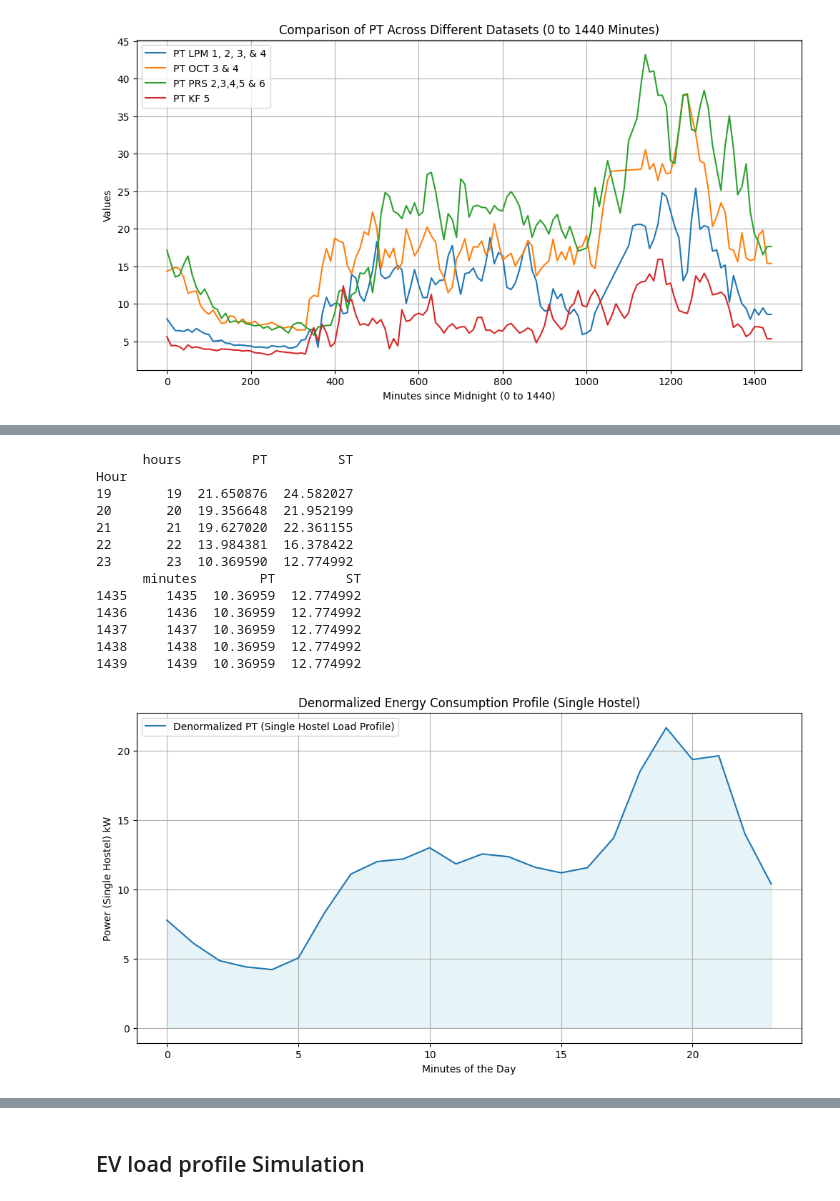
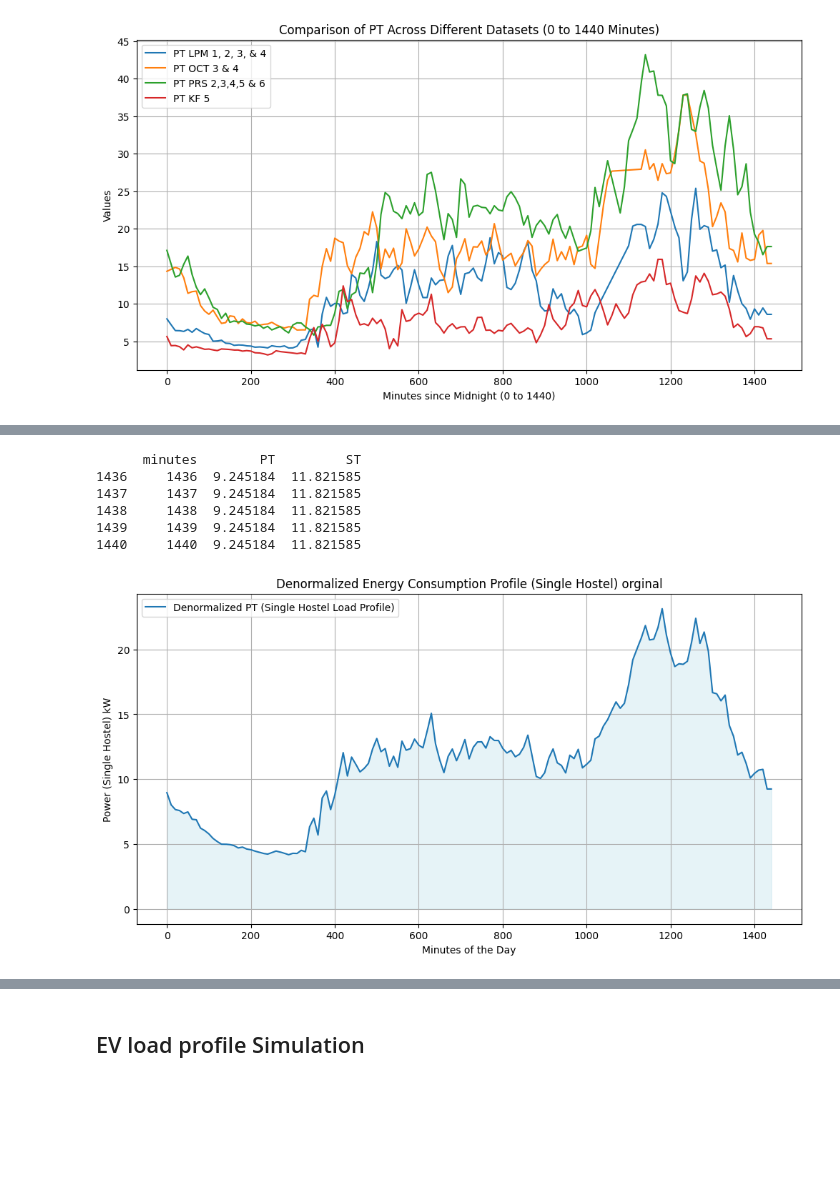
Before and after one commit to KanyantaM/final-year-project, a Jupyter notebook: Final_Year_Project_Code.ipynb, the cells around one changed output, grey strips where cells are left out. Saved outputs shown, nothing was run; the diff lists cells and outputs as text; code cells hidden in the pictures; blank space fills up the shorter version.

```diff
--- a/Final_Year_Project_Code.ipynb
+++ b/Final_Year_Project_Code.ipynb
@@ -145,77 +110,58 @@ From here the standard - score normalization was then carried out to scale the a
 # %%
 # Normalize the data for each file based on the number of hostels (apply only to numeric columns)
-df1_normalized_av = z_score_normalize(df1_av.select_dtypes(include=['float64', 'int64']).apply(lambda x: x / 4))  # File1 has 4 hostels
-df2_normalized_av = z_score_normalize(df2_av.select_dtypes(include=['float64', 'int64']).apply(lambda x: x / 2))  # File2 has 2 hostels
-df3_normalized_av = z_score_normalize(df3_av.select_dtypes(include=['float64', 'int64']).apply(lambda x: x / 4))  # File3 has 4 hostels
-df4_normalized_av = z_score_normalize(df4_av.select_dtypes(include=['float64', 'int64']).apply(lambda x: x / 1))  # File4 has 1 hostel
+df1_normalized = z_score_normalize(df1.select_dtypes(include=['float64', 'int64']).apply(lambda x: x / 4))  # File1 has 4 hostels
+df2_normalized = z_score_normalize(df2.select_dtypes(include=['float64', 'int64']).apply(lambda x: x / 2))  # File2 has 2 hostels
+df3_normalized = z_score_normalize(df3.select_dtypes(include=['float64', 'int64']).apply(lambda x: x / 4))  # File3 has 4 hostels
+df4_normalized = z_score_normalize(df4.select_dtypes(include=['float64', 'int64']).apply(lambda x: x / 1))  # File4 has 1 hostel
 
 # Merge the normalized datasets based on the 'Hour' index
-merged_df_normalized_av = pd.concat([df1_normalized_av, df2_normalized_av, df3_normalized_av, df4_normalized_av], axis=1, keys=['File1', 'File2', 'File3', 'File4'])
+merged_df_normalized = pd.concat([df1_normalized, df2_normalized, df3_normalized, df4_normalized], axis=1, keys=['File1', 'File2', 'File3', 'File4'])
 
 # Calculate the average PT across all normalized hostels
-merged_df_normalized_av['Average_PT'] = (merged_df_normalized_av['File1', 'PT'] +
-                                      merged_df_normalized_av['File2', 'PT'] +
-                                      merged_df_normalized_av['File3', 'PT'] +
-                                      merged_df_normalized_av['File4', 'PT']) / 4  # Taking the average of PT
+merged_df_normalized['Average_PT'] = (merged_df_normalized['File1', 'PT'] +
+                                      merged_df_normalized['File2', 'PT'] +
+                                      merged_df_normalized['File3', 'PT'] +
+                                      merged_df_normalized['File4', 'PT']) / 4  # Taking the average of PT
 
-merged_df_normalized_av['Average_ST'] = (merged_df_normalized_av['File1', 'ST'] +
-                                      merged_df_normalized_av['File2', 'ST'] +
-                                      merged_df_normalized_av['File3', 'ST'] +
-                                      merged_df_normalized_av['File4', 'ST']) / 4  # Taking the average of ST
+merged_df_normalized['Average_ST'] = (merged_df_normalized['File1', 'ST'] +
+                                      merged_df_normalized['File2', 'ST'] +
+                                      merged_df_normalized['File3', 'ST'] +
+                                      merged_df_normalized['File4', 'ST']) / 4  # Taking the average of ST
 
 # De-normalize the average to get back to the original scale
 # Use df1['PT'] as the reference scale for denormalization
-average_single_hostel_profile_PT = reverse_z_score_normalize(merged_df_normalized_av['Average_PT'], df1_av['PT'])
-average_single_hostel_profile_ST = reverse_z_score_normalize(merged_df_normalized_av['Average_ST'], df1_av['ST'])
+single_hostel_profile_PT = reverse_z_score_normalize(merged_df_normalized['Average_PT'], df1['PT'])
+single_hostel_profile_ST = reverse_z_score_normalize(merged_df_normalized['Average_ST'], df1['ST'])
 
 # Create a DataFrame for the hourly data
-average_load_profile_h_df_hourly = pd.DataFrame({
-    'hours': range(24),
-    'PT': average_single_hostel_profile_PT,
-    'ST': average_single_hostel_profile_ST
+load_profile_h_df_minutes = pd.DataFrame({
+    'minutes': range(1441),
+    'PT': single_hostel_profile_PT,
+    'ST': single_hostel_profile_ST
 })
 
-print(average_load_profile_h_df_hourly.tail())
+print(load_profile_h_df_minutes.tail())
 
 # Create a DataFrame for the 1440 minutes
 minutes = range(1440)
 
-# Create a DataFrame for the minute steps
-average_load_profile_h_df = pd.DataFrame({
-    'minutes': minutes
-})
-
-# Create a minute-level load profile from hourly data
-# Repeat each hour's data 60 times to fill the minute-level DataFrame
-average_load_profile_h_df['PT'] = average_load_profile_h_df_hourly['PT'].repeat(60).reset_index(drop=True)
-average_load_profile_h_df['ST'] = average_load_profile_h_df_hourly['ST'].repeat(60).reset_index(drop=True)
-
-# Print the final DataFrame (the last few rows as a check)
-print(average_load_profile_h_df.tail())
 # Plot the final result
 plt.figure(figsize=(12, 6))
 
-plt.plot(average_load_profile_h_df_hourly['hours'], average_load_profile_h_df_hourly['PT'], label='Denormalized PT (Single Hostel Load Profile)')
-plt.fill_between(average_load_profile_h_df_hourly['hours'], average_load_profile_h_df_hourly['PT'], alpha=0.3, color='lightblue')
+plt.plot(load_profile_h_df_minutes['minutes'], load_profile_h_df_minutes['PT'], label='Denormalized PT (Single Hostel Load Profile)')
+plt.fill_between(load_profile_h_df_minutes['minutes'], load_profile_h_df_minutes['PT'], alpha=0.3, color='lightblue')
 
-plt.title('Denormalized Energy Consumption Profile (Single Hostel)')
+plt.title('Denormalized Energy Consumption Profile (Single Hostel) orginal')
 plt.xlabel('Minutes of the Day')
 plt.ylabel('Power (Single Hostel) kW')
 plt.legend()
 plt.grid(True)
 plt.show()
 # %% [output]
-      hours         PT         ST
-Hour
-19       19  21.650876  24.582027
-20       20  19.356648  21.952199
-21       21  19.627020  22.361155
-22       22  13.984381  16.378422
-23       23  10.369590  12.774992
       minutes        PT         ST
-1435     1435  10.36959  12.774992
-1436     1436  10.36959  12.774992
-1437     1437  10.36959  12.774992
-1438     1438  10.36959  12.774992
-1439     1439  10.36959  12.774992
+1436     1436  9.245184  11.821585
+1437     1437  9.245184  11.821585
+1438     1438  9.245184  11.821585
+1439     1439  9.245184  11.821585
+1440     1440  9.245184  11.821585
-[figure, old version]
+[figure, new version]
```
Also changed, not shown: parts of 36 cells of this notebook.
